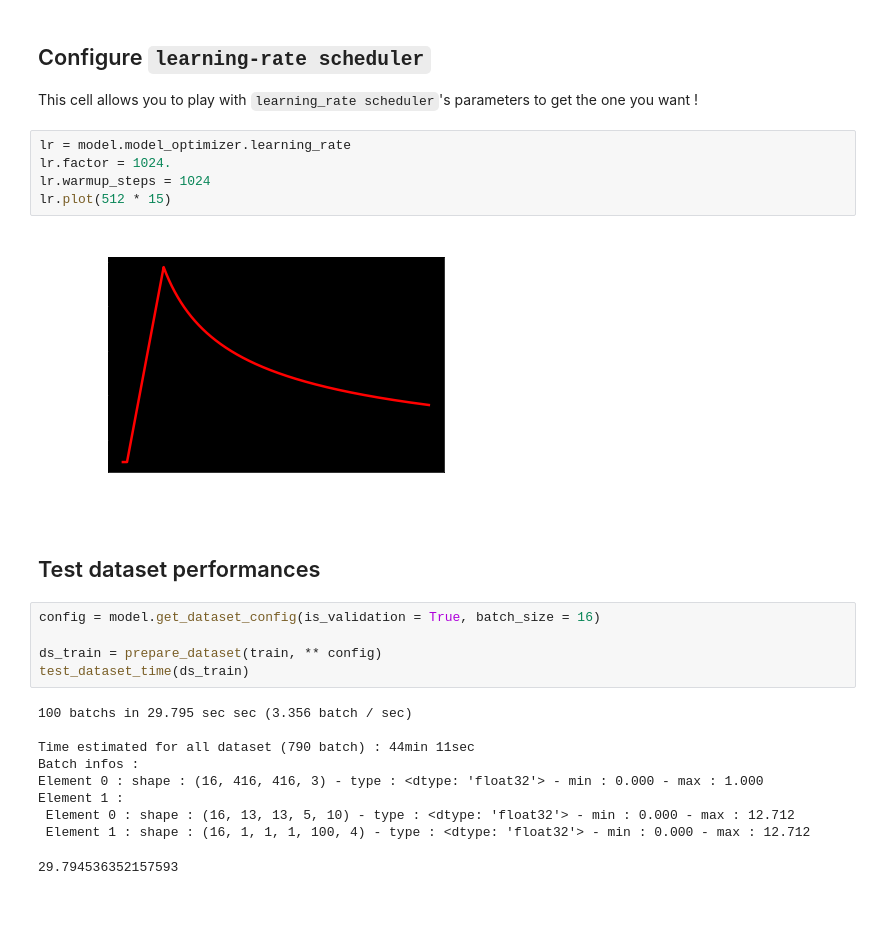
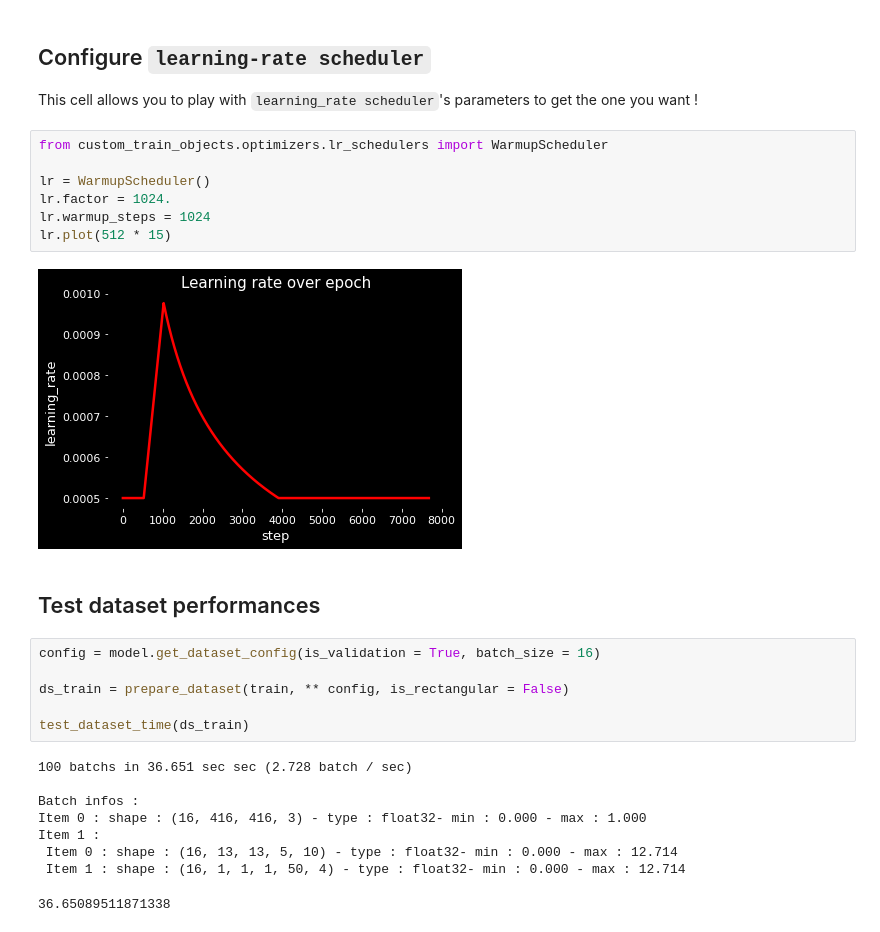
Before and after one commit to yui-mhcp/detection, a Jupyter notebook: example_yolo.ipynb, the cells around one changed output. Saved outputs shown, nothing was run; the diff lists cells and outputs as text; blank space fills up the shorter version.

```diff
--- a/example_yolo.ipynb
+++ b/example_yolo.ipynb
@@ -237,26 +248,28 @@ model.stream(max_time = 5, save = True, save_boxes = True, overwrite = False)
 
 This cell allows you to play with `learning_rate scheduler`'s parameters to get the one you want !
 # %%
-lr = model.model_optimizer.learning_rate
+from custom_train_objects.optimizers.lr_schedulers import WarmupScheduler
+
+lr = WarmupScheduler()
 lr.factor = 1024.
 lr.warmup_steps = 1024
 lr.plot(512 * 15)
 # %% [output]
-[figure, old version]
+[figure, new version]
 # %% [markdown]
 ## Test dataset performances
 # %%
 config = model.get_dataset_config(is_validation = True, batch_size = 16)
 
-ds_train = prepare_dataset(train, ** config)
+ds_train = prepare_dataset(train, ** config, is_rectangular = False)
+
 test_dataset_time(ds_train)
 # %% [output]
-100 batchs in 29.795 sec sec (3.356 batch / sec)
+100 batchs in 36.651 sec sec (2.728 batch / sec)
 
-Time estimated for all dataset (790 batch) : 44min 11sec
 Batch infos :
-Element 0 : shape : (16, 416, 416, 3) - type : <dtype: 'float32'> - min : 0.000 - max : 1.000
-Element 1 :
- Element 0 : shape : (16, 13, 13, 5, 10) - type : <dtype: 'float32'> - min : 0.000 - max : 12.712
- Element 1 : shape : (16, 1, 1, 1, 100, 4) - type : <dtype: 'float32'> - min : 0.000 - max : 12.712
+Item 0 : shape : (16, 416, 416, 3) - type : float32- min : 0.000 - max : 1.000
+Item 1 :
+ Item 0 : shape : (16, 13, 13, 5, 10) - type : float32- min : 0.000 - max : 12.714
+ Item 1 : shape : (16, 1, 1, 1, 50, 4) - type : float32- min : 0.000 - max : 12.714
-29.794536352157593
+36.65089511871338
```
Also changed, not shown: parts of 10 cells of this notebook, 50 other files.
